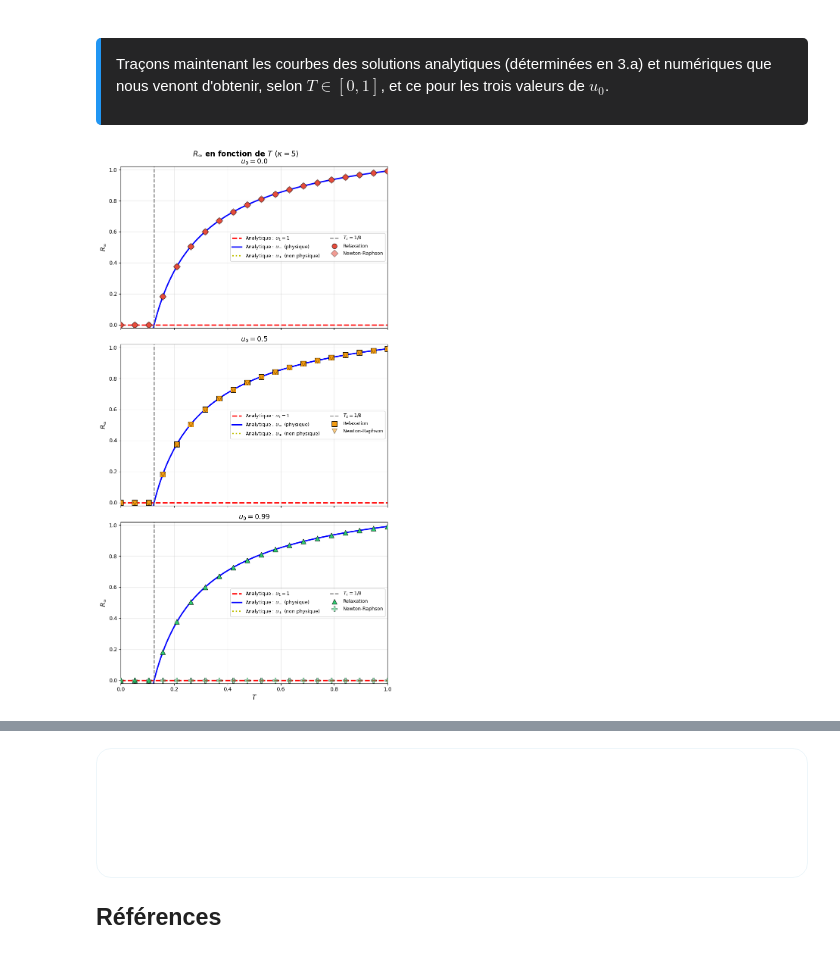
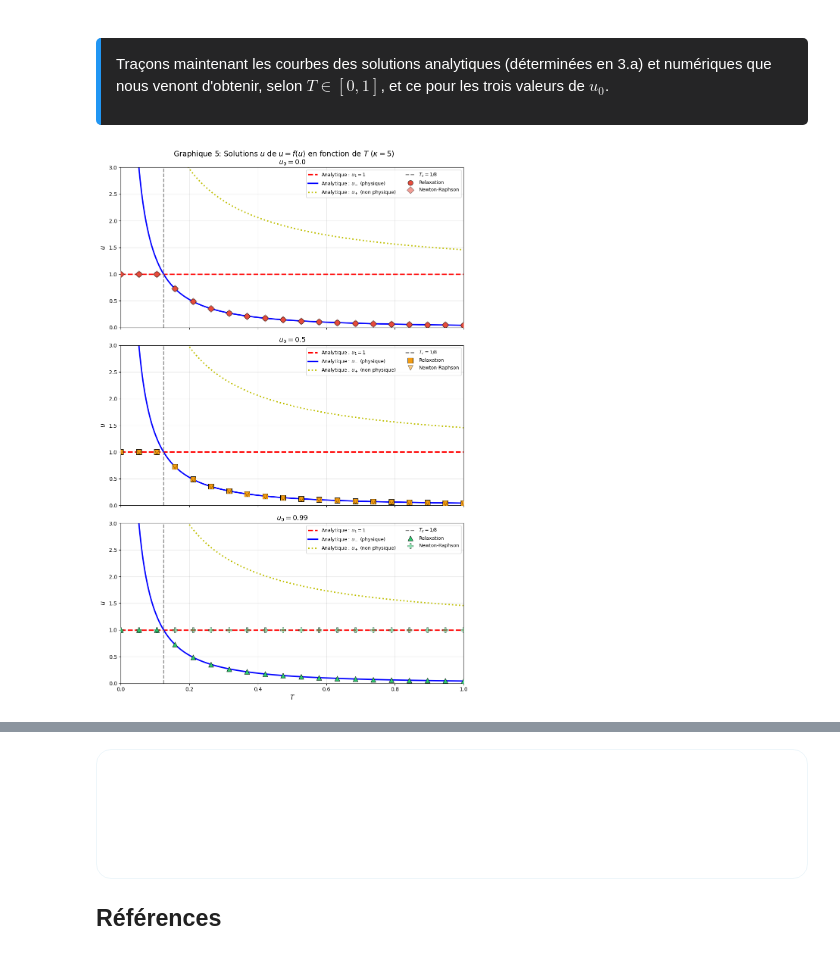
Before and after one commit to PhD-Brown/PHY-3500, a Jupyter notebook: TP_3/draft_Justine.ipynb, the cells around one changed output, grey strips where cells are left out. Drawn from its saved outputs; the diff is of its cells as text; code cells hidden in the pictures.

```diff
--- a/TP_3/draft_Justine.ipynb
+++ b/TP_3/draft_Justine.ipynb
@@ -2342,57 +2342,49 @@ Traçons maintenant les courbes des solutions analytiques (déterminées en 3.a)
 
 </div>
 # %%
-def R_inf(T, u):
-    A = T * (kappa - 1)
-    return 1 - (1 - T*(1-u)) / (1 + A*(1-u))
+# --- Graphique : solutions u vs T ---
+fig, axes = plt.subplots(3, 1, figsize=(10, 15), sharex=True)
 
-# ---Solutions analytiques---
-def solutions_analytiques(T):
-    if T == 0:
-        return 1.0, None, None
-    u1     = 1.0
-    u_moins = (1 + 2*T - 2*np.sqrt(T*(T+1))) / (4*T)
-    u_plus  = (1 + 2*T + 2*np.sqrt(T*(T+1))) / (4*T)
-    return u1, u_moins, u_plus
+markers_r = ['o', 's', '^']
+markers_n = ['D', 'v', 'P']
+colors    = ['#E74C3C', '#F39C12', '#2ECC71']
 
-# ---Courbes analytiques---
-T_fine = np.linspace(1e-6, 1, 500)
-R_u1     = [R_inf(T, 1.0) for T in T_fine]
-R_moins  = [R_inf(T, (1 + 2*T - 2*np.sqrt(T*(T+1))) / (4*T)) for T in T_fine]
-R_plus   = [R_inf(T, (1 + 2*T + 2*np.sqrt(T*(T+1))) / (4*T)) for T in T_fine]
-
-# ---Graphique : 3 sous-graphiques, un par u0---
-fig, axes = plt.subplots(3, 1, figsize=(8, 15), sharex=True)
+# Courbes analytiques sur grille fine
+T_fine  = np.linspace(1e-6, 1, 500)
+u1_fine     = [1.0 for T in T_fine]
+u_moins_fine = [(1 + 2*T - 2*np.sqrt(T*(T+1))) / (4*T) for T in T_fine]
+u_plus_fine  = [(1 + 2*T + 2*np.sqrt(T*(T+1))) / (4*T) for T in T_fine]
 
 for idx, (u0, ax) in enumerate(zip(u0_vals, axes)):
-    ax.plot(T_fine, R_u1,    'r--', lw=2.5, label='Analytique : $u_1 = 1$')
-    ax.plot(T_fine, R_moins, 'b-',  lw=2.5, label='Analytique : $u_-$ (physique)')
-    ax.plot(T_fine, R_plus,  'y:',  lw=2.5, label='Analytique : $u_+$ (non physique)')
+
+    # Courbes analytiques
+    ax.plot(T_fine, u1_fine,      'r--', lw=2.5, label='Analytique : $u_1 = 1$')
+    ax.plot(T_fine, u_moins_fine, 'b-',  lw=2.5, label='Analytique : $u_-$ (physique)')
+    ax.plot(T_fine, u_plus_fine,  'y:',  lw=2.5, label='Analytique : $u_+$ (non physique)')
     ax.axvline(1/8, color='gray', ls='--', lw=1.8, label='$T_c = 1/8$')
 
-    R_r = [R_inf(T, resultats_relaxation[u0][i])    for i, T in enumerate(T_dist)]
-    R_n = [R_inf(T, resultats_NewtonRaphson[u0][i]) for i, T in enumerate(T_dist)]
-
-    ax.scatter(T_dist, R_r, marker=markers_r[idx], s=90, color=colors[idx],
-               edgecolors='k', lw=0.7, zorder=5, label='Relaxation')
-    ax.scatter(T_dist, R_n, marker=markers_n[idx], s=90, color=colors[idx],
-               edgecolors='k', lw=0.7, zorder=5, alpha=0.55, label='Newton-Raphson')
+    # Points numériques (directement u, pas R_inf)
+    ax.scatter(T_dist, resultats_relaxation[u0], marker=markers_r[idx], s=90,
+               color=colors[idx], edgecolors='k', lw=0.7, zorder=5,
+               label='Relaxation')
+    ax.scatter(T_dist, resultats_NewtonRaphson[u0], marker=markers_n[idx], s=90,
+               color=colors[idx], edgecolors='k', lw=0.7, zorder=5, alpha=0.55,
+               label='Newton-Raphson')
 
     ax.set_title(f'$u_0 = {u0}$', fontsize=13, fontweight='bold')
-    ax.set_ylabel('$R_\\infty$', fontsize=12)
+    ax.set_ylabel('$u$', fontsize=12)
     ax.set_xlim(0, 1)
-    ax.set_ylim(-0.02, 1.02)
-    ax.legend(fontsize=9, loc='center right', ncol=2)  # légende sur 2 colonnes
+    ax.set_ylim(0, 3)
+    ax.legend(fontsize=9, loc='upper right', ncol=2)
     ax.grid(True, alpha=0.3)
 
-axes[2].set_xlabel('$T$', fontsize=12)  # xlabel seulement sur le dernier
-
-fig.suptitle('$R_\\infty$ en fonction de $T$ $(\\kappa = 5)$',
-             fontsize=14, fontweight='bold')
+axes[2].set_xlabel('$T$', fontsize=12)
+fig.suptitle('Graphique 5: Solutions $u$ de $u = f(u)$ en fonction de $T$ $(\\kappa = 5)$',
+             fontsize=14)
 plt.tight_layout()
 plt.show()
 # %% [output]
-[figure, old version]
+[figure, new version]
 # %% [markdown]
 <div style="background-color: #252526; color: white; border-left: 5px solid #2196F3; padding: 15px; border-radius: 5px; margin-top: 20px;">
 
```
Also changed, not shown: parts of 1 cell of this notebook.
